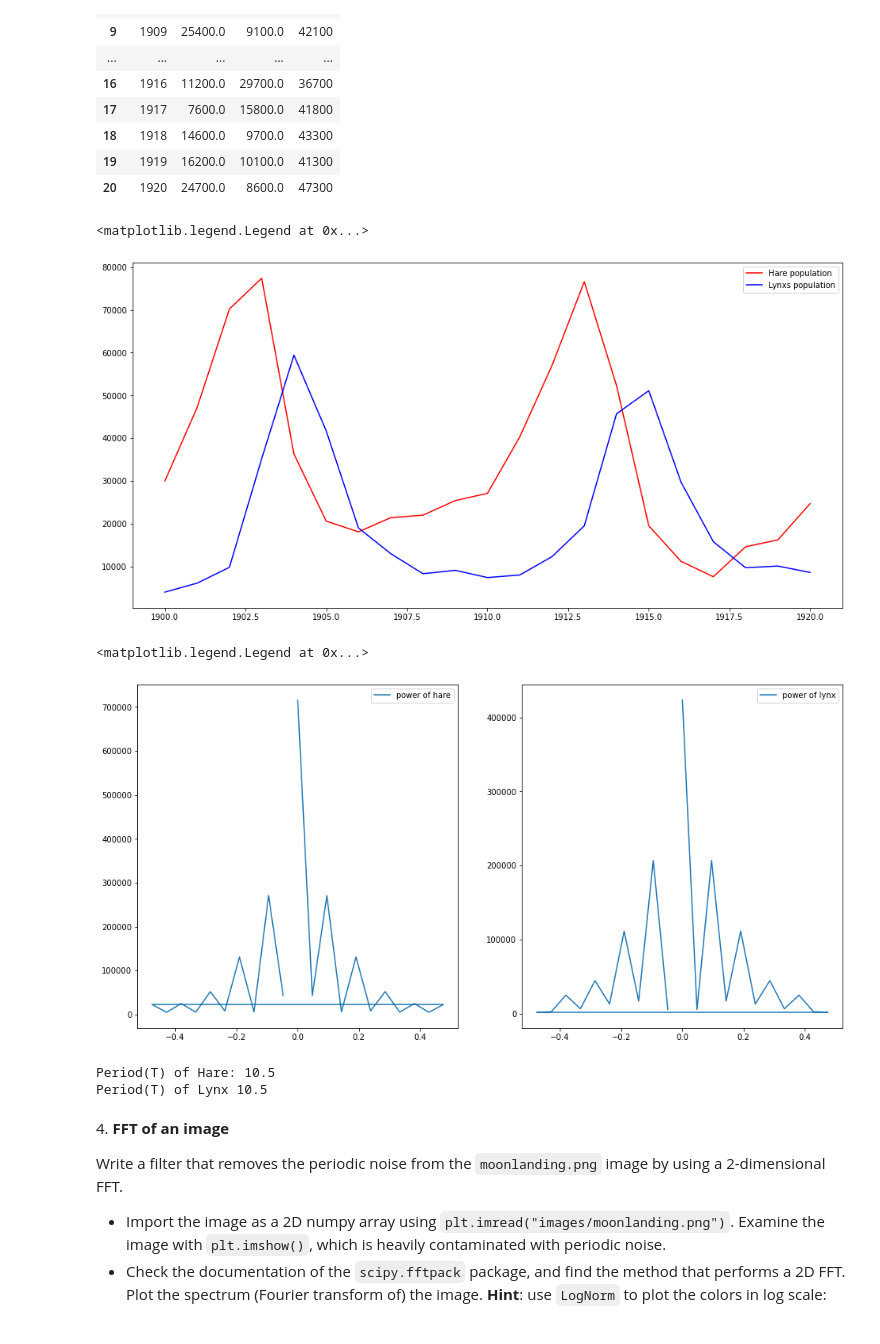
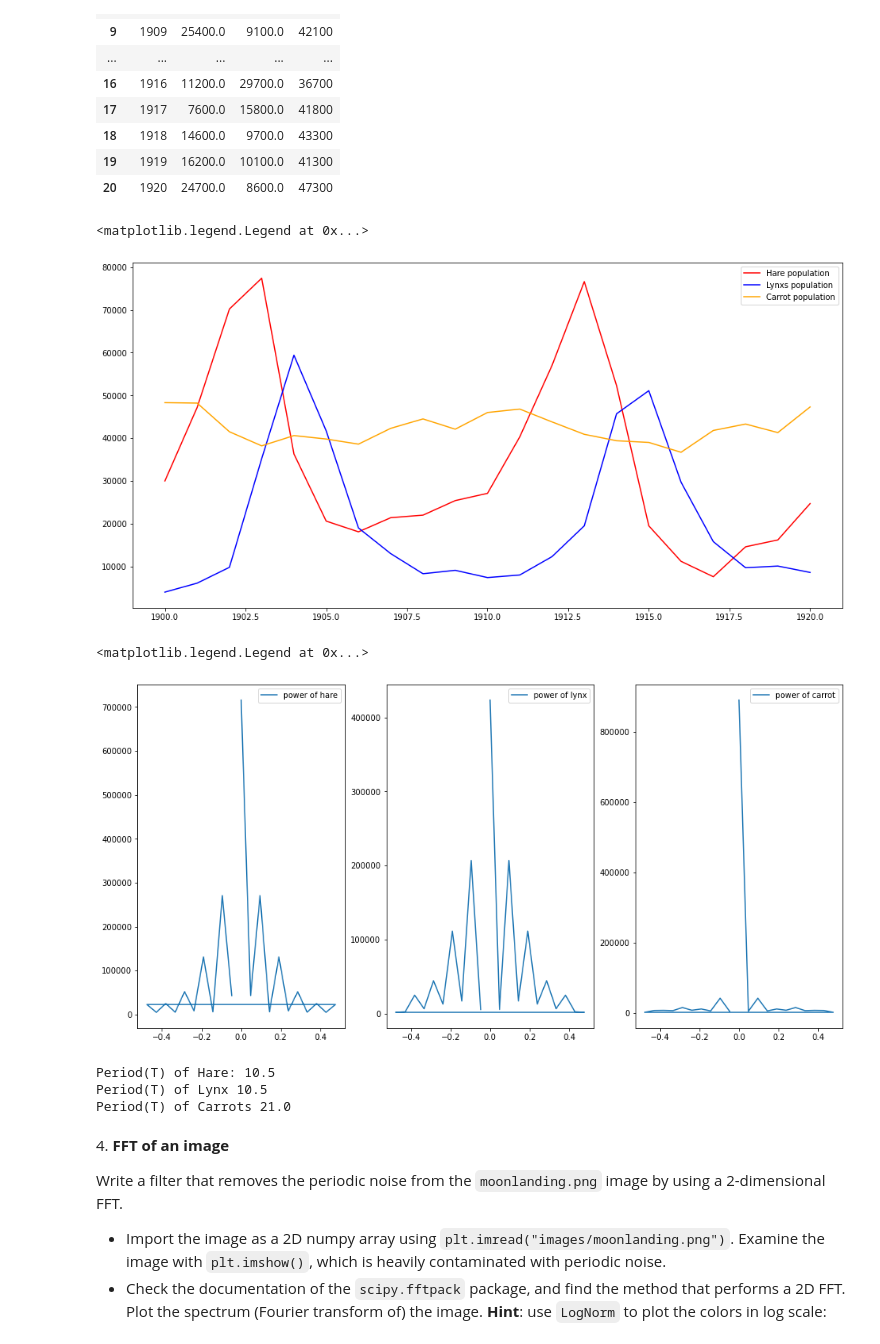
Before and after one commit to oemercemtabar/ScientificComputingWithPython2022, a Jupyter notebook: HW9_ÖmerCemTabar.ipynb, the cells around one changed output. Cells and saved outputs as stored; diff of their text form; code cells hidden in the pictures.

```diff
--- a/HW9_ÖmerCemTabar.ipynb
+++ b/HW9_ÖmerCemTabar.ipynb
@@ -139,56 +177,74 @@ populationsData
 #Take the datas from the dataset indivudually
 hares = np.array(populationsData["hare"])
 lynxs = np.array(populationsData["lynx"])
+carrot = np.array(populationsData["carrot"])
 years = np.array(populationsData["# year"])
 
 #Plot the data vor visualization
 fig, ax = plt.subplots(1,1,figsize=(16, 8))
 ax.plot(years, hares, color = "red", label = "Hare population")
 ax.plot(years, lynxs, color = "blue", label = "Lynxs population")
+ax.plot(years, carrot, color = "orange", label = "Carrot population")
 ax.legend()
 # %% [output]
 <matplotlib.legend.Legend at 0x...>
-[figure, old version]
+[figure, new version]
 # %%
 # The FFT of the hares signal
 haresFFT = fftpack.fft(hares)
 
 # The FFT of the lynxs signal
 lynxsFFT = fftpack.fft(lynxs)
 
+# The FFT of the carrot signal
+carrotFFT = fftpack.fft(carrot)
+
 # And the power (haresFFT is of complex dtype)
 powerHares = np.abs(haresFFT)
 
 # And the power (haresFFT is of complex dtype)
 powerLynxs = np.abs(lynxsFFT)
 
+# And the power (haresFFT is of complex dtype)
+powerCarrots = np.abs(carrotFFT)
+
 # The return the corresponding frequencies
-timestep = 1
+timestep = years[1] - years[0]
 sample_freq = fftpack.fftfreq(hares.size, d = timestep)
 
 #Plot the data vor visualization
-fig, ax = plt.subplots(1,2,figsize=(16, 8))
+fig, ax = plt.subplots(1,3,figsize=(16, 8))
 ax[0].plot(sample_freq, powerHares,label = "power of hare")
 ax[0].legend()
 
 ax[1].plot(sample_freq, powerLynxs,label = "power of lynx")
 ax[1].legend()
+
+ax[2].plot(sample_freq, powerCarrots,label = "power of carrot")
+ax[2].legend()
 # %% [output]
 <matplotlib.legend.Legend at 0x...>
-[figure, old version]
+[figure, new version]
 # %%
 periodicityMask = np.where(sample_freq > 0)
 frequencies = sample_freq[periodicityMask]
-powers = powerHares[periodicityMask]
-
-periodHares  = 1 / frequencies[np.argmax(powers)]
-periodLynx = 1 / frequencies[np.argmax(powers)]
+powersHares = powerHares[periodicityMask]
+powersLynxs = powerLynxs[periodicityMask]
+powersCarrots = powerCarrots[periodicityMask]
+periodHares  = 1 / frequencies[np.argmax(powersHares)]
+periodLynx = 1 / frequencies[np.argmax(powersLynxs)]
+periodCarrots = 1 / frequencies[np.argmax(periodHares)]
 
 print("Period(T) of Hare:", periodHares)
 print("Period(T) of Lynx", periodLynx)
+print("Period(T) of Carrots", periodCarrots)
+
+#Lynx and Hares sharing the same period
+#Their periods are 10.5
 # %% [output]
 Period(T) of Hare: 10.5
 Period(T) of Lynx 10.5
+Period(T) of Carrots 21.0
 # %% [markdown]
 4\. **FFT of an image**
 
```
Also changed, not shown: parts of 5 cells of this notebook.
